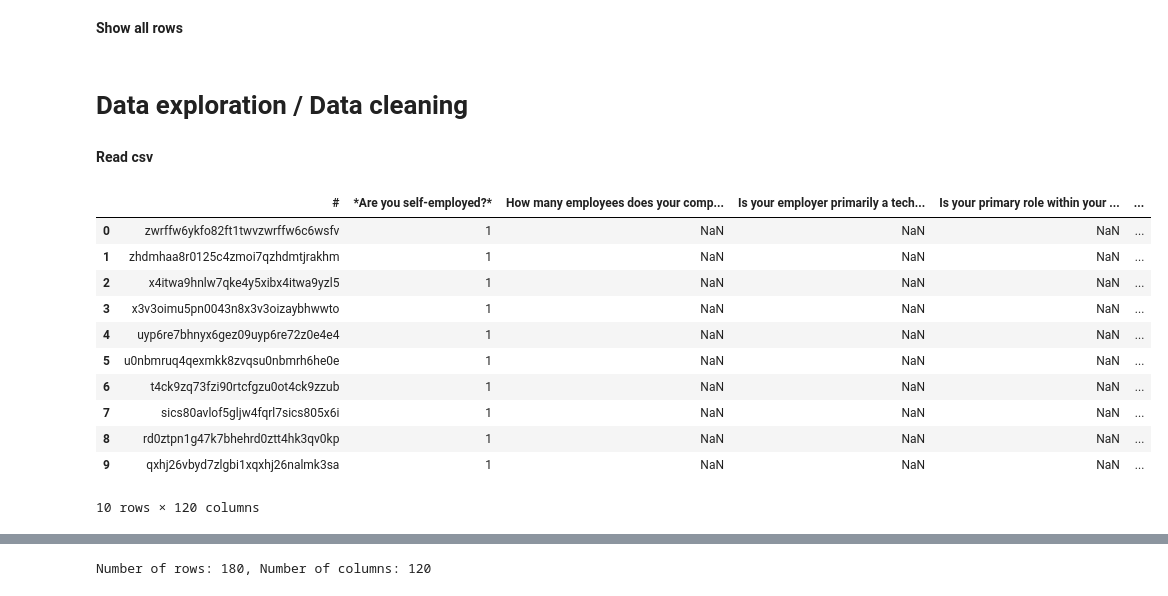
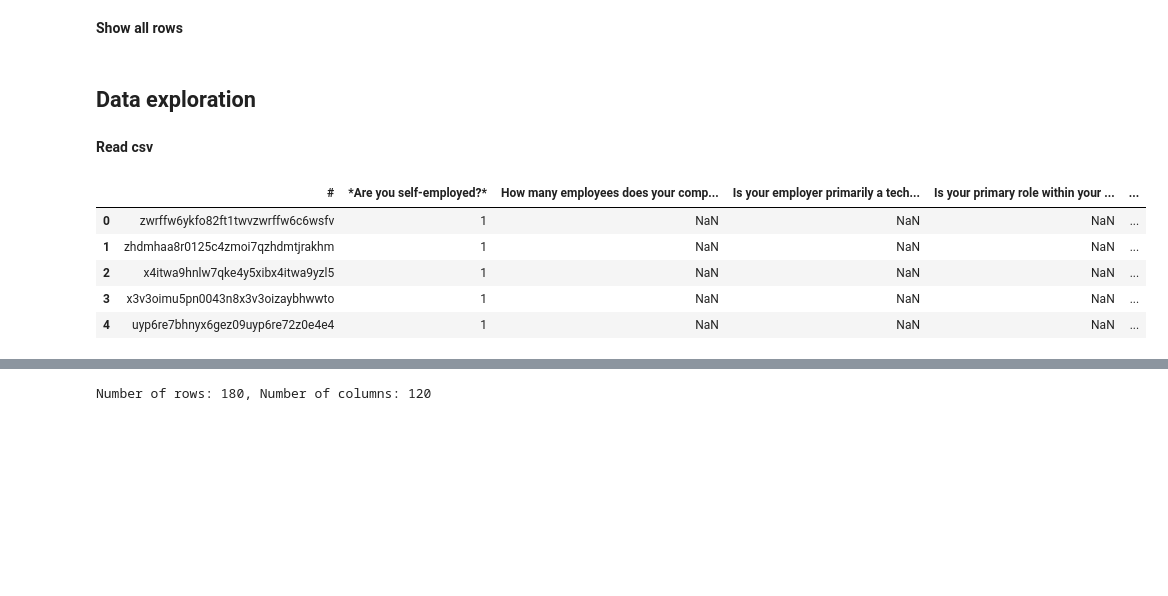
Before and after one commit to MarkJasonE/MentalHealthInTech, a Jupyter notebook: Mental Health In Tech - OSMI 2020.ipynb, the cells around one changed output, grey strips where cells are left out. Cells and saved outputs as stored; diff of their text form; code cells hidden in the pictures; blank space fills up the shorter version.

Commit message:
Data cleaning, finding which column to put autism in

```diff
--- a/Mental Health In Tech - OSMI 2020.ipynb
+++ b/Mental Health In Tech - OSMI 2020.ipynb
@@ -8,26 +6,21 @@ from matplotlib import pyplot as plt
 # %% [markdown]
 **Show all rows**
 # %%
-#Show all rows
-pd.set_option('max_rows', None)
+#Show all rows and columns
+pd.set_option("max_rows", None)
+pd.set_option("max_columns", None)
 # %% [markdown]
-# Data exploration / Data cleaning
+## Data exploration
 # %% [markdown]
 **Read csv**
 # %%
 survey = pd.read_csv('Dataset/Mental Health in Tech - OSMI 2020.csv')
 # %%
-survey.head(10)
+survey.head(5)
 # %% [output]
 |  | # | *Are you self-employed?* | How many employees does your comp... | Is your employer primarily a tech... | Is your primary role within your ... | ... |
 | 0 | zwrffw6ykfo82ft1twvzwrffw6c6wsfv | 1 | NaN | NaN | NaN | ... |
 | 1 | zhdmhaa8r0125c4zmoi7qzhdmtjrakhm | 1 | NaN | NaN | NaN | ... |
 | 2 | x4itwa9hnlw7qke4y5xibx4itwa9yzl5 | 1 | NaN | NaN | NaN | ... |
 | 3 | x3v3oimu5pn0043n8x3v3oizaybhwwto | 1 | NaN | NaN | NaN | ... |
 | 4 | uyp6re7bhnyx6gez09uyp6re72z0e4e4 | 1 | NaN | NaN | NaN | ... |
-| 5 | u0nbmruq4qexmkk8zvqsu0nbmrh6he0e | 1 | NaN | NaN | NaN | ... |
-| 6 | t4ck9zq73fzi90rtcfgzu0ot4ck9zzub | 1 | NaN | NaN | NaN | ... |
-| 7 | sics80avlof5gljw4fqrl7sics805x6i | 1 | NaN | NaN | NaN | ... |
-| 8 | rd0ztpn1g47k7bhehrd0ztt4hk3qv0kp | 1 | NaN | NaN | NaN | ... |
-| 9 | qxhj26vbyd7zlgbi1xqxhj26nalmk3sa | 1 | NaN | NaN | NaN | ... |
-10 rows × 120 columns
```
Also changed, not shown: parts of 24 cells of this notebook.
